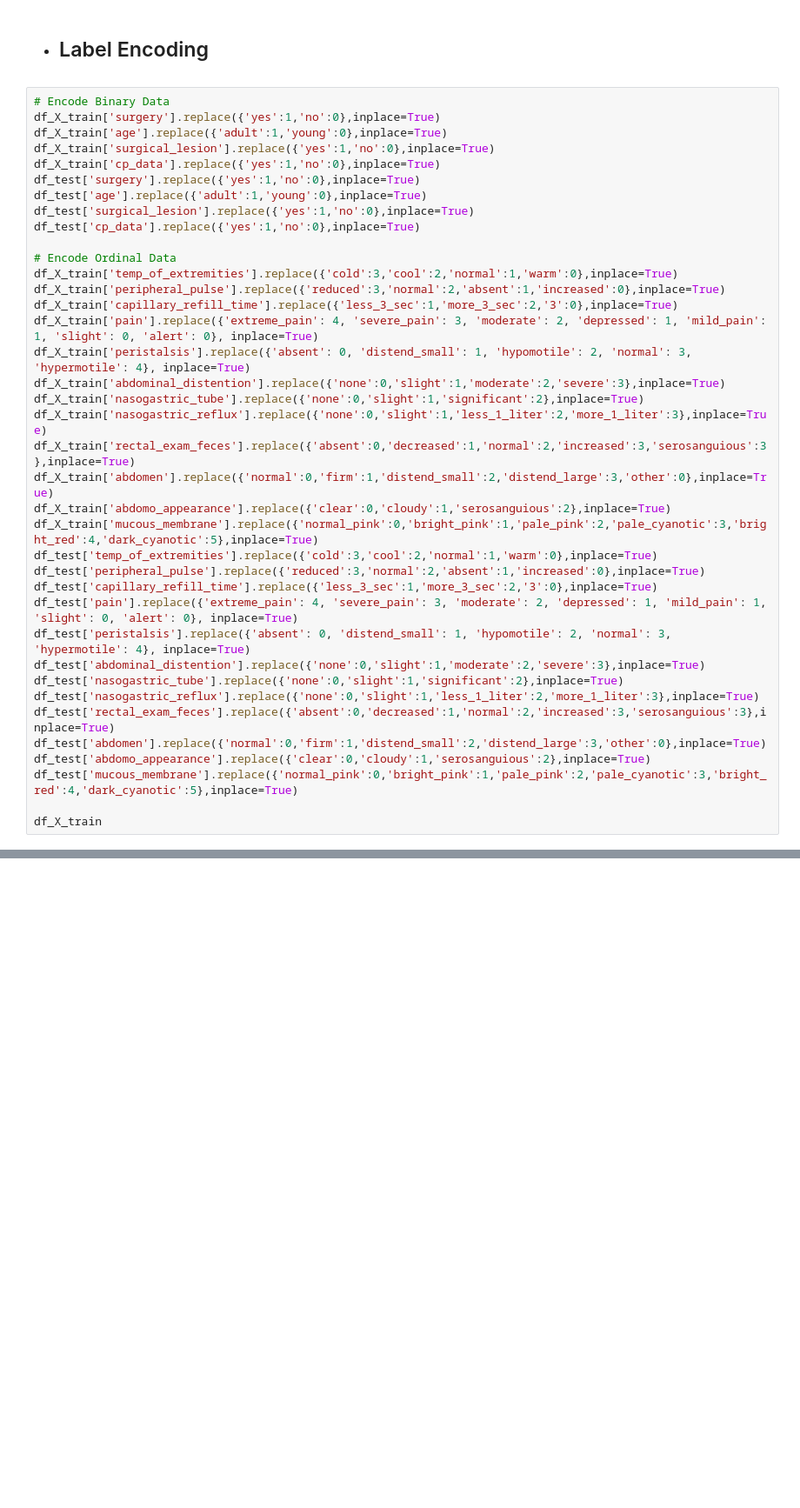
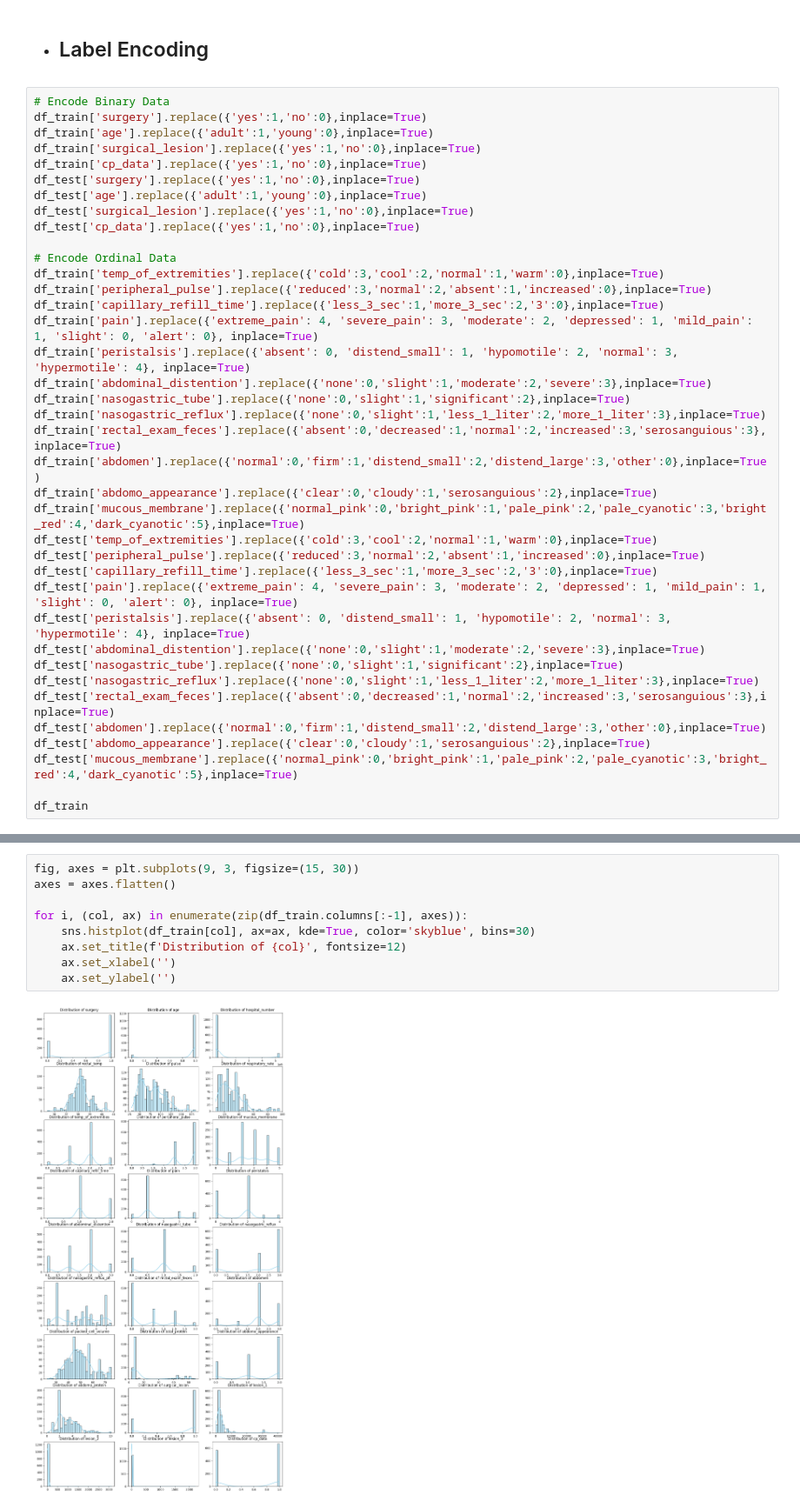
Before and after one commit to JayaWinata/Final-Project-PPM, a Jupyter notebook: Horses-Health/horses_health.ipynb, the cells around one changed output, grey strips where cells are left out. Shown: that part at 87% size. Saved outputs shown, nothing was run; the diff lists cells and outputs as text; blank space fills up the shorter version.

```diff
--- a/Horses-Health/horses_health.ipynb
+++ b/Horses-Health/horses_health.ipynb
@@ -149,28 +145,28 @@ memory usage: 173.9+ KB
 - ## Label Encoding
 # %%
 # Encode Binary Data
-df_X_train['surgery'].replace({'yes':1,'no':0},inplace=True)
-df_X_train['age'].replace({'adult':1,'young':0},inplace=True)
-df_X_train['surgical_lesion'].replace({'yes':1,'no':0},inplace=True)
-df_X_train['cp_data'].replace({'yes':1,'no':0},inplace=True)
+df_train['surgery'].replace({'yes':1,'no':0},inplace=True)
+df_train['age'].replace({'adult':1,'young':0},inplace=True)
+df_train['surgical_lesion'].replace({'yes':1,'no':0},inplace=True)
+df_train['cp_data'].replace({'yes':1,'no':0},inplace=True)
 df_test['surgery'].replace({'yes':1,'no':0},inplace=True)
 df_test['age'].replace({'adult':1,'young':0},inplace=True)
 df_test['surgical_lesion'].replace({'yes':1,'no':0},inplace=True)
 df_test['cp_data'].replace({'yes':1,'no':0},inplace=True)
 
 # Encode Ordinal Data
-df_X_train['temp_of_extremities'].replace({'cold':3,'cool':2,'normal':1,'warm':0},inplace=True)
-df_X_train['peripheral_pulse'].replace({'reduced':3,'normal':2,'absent':1,'increased':0},inplace=True)
-df_X_train['capillary_refill_time'].replace({'less_3_sec':1,'more_3_sec':2,'3':0},inplace=True)
-df_X_train['pain'].replace({'extreme_pain': 4, 'severe_pain': 3, 'moderate': 2, 'depressed': 1, 'mild_pain': 1, 'slight': 0, 'alert': 0}, inplace=True)
-df_X_train['peristalsis'].replace({'absent': 0, 'distend_small': 1, 'hypomotile': 2, 'normal': 3, 'hypermotile': 4}, inplace=True)
-df_X_train['abdominal_distention'].replace({'none':0,'slight':1,'moderate':2,'severe':3},inplace=True)
-df_X_train['nasogastric_tube'].replace({'none':0,'slight':1,'significant':2},inplace=True)
-df_X_train['nasogastric_reflux'].replace({'none':0,'slight':1,'less_1_liter':2,'more_1_liter':3},inplace=True)
-df_X_train['rectal_exam_feces'].replace({'absent':0,'decreased':1,'normal':2,'increased':3,'serosanguious':3},inplace=True)
-df_X_train['abdomen'].replace({'normal':0,'firm':1,'distend_small':2,'distend_large':3,'other':0},inplace=True)
-df_X_train['abdomo_appearance'].replace({'clear':0,'cloudy':1,'serosanguious':2},inplace=True)
-df_X_train['mucous_membrane'].replace({'normal_pink':0,'bright_pink':1,'pale_pink':2,'pale_cyanotic':3,'bright_red':4,'dark_cyanotic':5},inplace=True)
+df_train['temp_of_extremities'].replace({'cold':3,'cool':2,'normal':1,'warm':0},inplace=True)
+df_train['peripheral_pulse'].replace({'reduced':3,'normal':2,'absent':1,'increased':0},inplace=True)
+df_train['capillary_refill_time'].replace({'less_3_sec':1,'more_3_sec':2,'3':0},inplace=True)
+df_train['pain'].replace({'extreme_pain': 4, 'severe_pain': 3, 'moderate': 2, 'depressed': 1, 'mild_pain': 1, 'slight': 0, 'alert': 0}, inplace=True)
+df_train['peristalsis'].replace({'absent': 0, 'distend_small': 1, 'hypomotile': 2, 'normal': 3, 'hypermotile': 4}, inplace=True)
+df_train['abdominal_distention'].replace({'none':0,'slight':1,'moderate':2,'severe':3},inplace=True)
+df_train['nasogastric_tube'].replace({'none':0,'slight':1,'significant':2},inplace=True)
+df_train['nasogastric_reflux'].replace({'none':0,'slight':1,'less_1_liter':2,'more_1_liter':3},inplace=True)
+df_train['rectal_exam_feces'].replace({'absent':0,'decreased':1,'normal':2,'increased':3,'serosanguious':3},inplace=True)
+df_train['abdomen'].replace({'normal':0,'firm':1,'distend_small':2,'distend_large':3,'other':0},inplace=True)
+df_train['abdomo_appearance'].replace({'clear':0,'cloudy':1,'serosanguious':2},inplace=True)
+df_train['mucous_membrane'].replace({'normal_pink':0,'bright_pink':1,'pale_pink':2,'pale_cyanotic':3,'bright_red':4,'dark_cyanotic':5},inplace=True)
 df_test['temp_of_extremities'].replace({'cold':3,'cool':2,'normal':1,'warm':0},inplace=True)
 df_test['peripheral_pulse'].replace({'reduced':3,'normal':2,'absent':1,'increased':0},inplace=True)
 df_test['capillary_refill_time'].replace({'less_3_sec':1,'more_3_sec':2,'3':0},inplace=True)
@@ -184,6 +180,6 @@ df_test['abdomen'].replace({'normal':0,'firm':1,'distend_small':2,'distend_large
 df_test['abdomo_appearance'].replace({'clear':0,'cloudy':1,'serosanguious':2},inplace=True)
 df_test['mucous_membrane'].replace({'normal_pink':0,'bright_pink':1,'pale_pink':2,'pale_cyanotic':3,'bright_red':4,'dark_cyanotic':5},inplace=True)
 
-df_X_train
+df_train
 # %% [output]
 |  | surgery | age | hospital_number | rectal_temp | pulse | respiratory_rate | temp_of_extremities | ... |
@@ -201,0 +200,11 @@ df_X_train
+# %%
+fig, axes = plt.subplots(9, 3, figsize=(15, 30))
+axes = axes.flatten()
+
+for i, (col, ax) in enumerate(zip(df_train.columns[:-1], axes)):
+    sns.histplot(df_train[col], ax=ax, kde=True, color='skyblue', bins=30)
+    ax.set_title(f'Distribution of {col}', fontsize=12)
+    ax.set_xlabel('')
+    ax.set_ylabel('')
+# %% [output]
+[figure, added]
```
Also changed, not shown: parts of 28 cells of this notebook, 1 other file.
